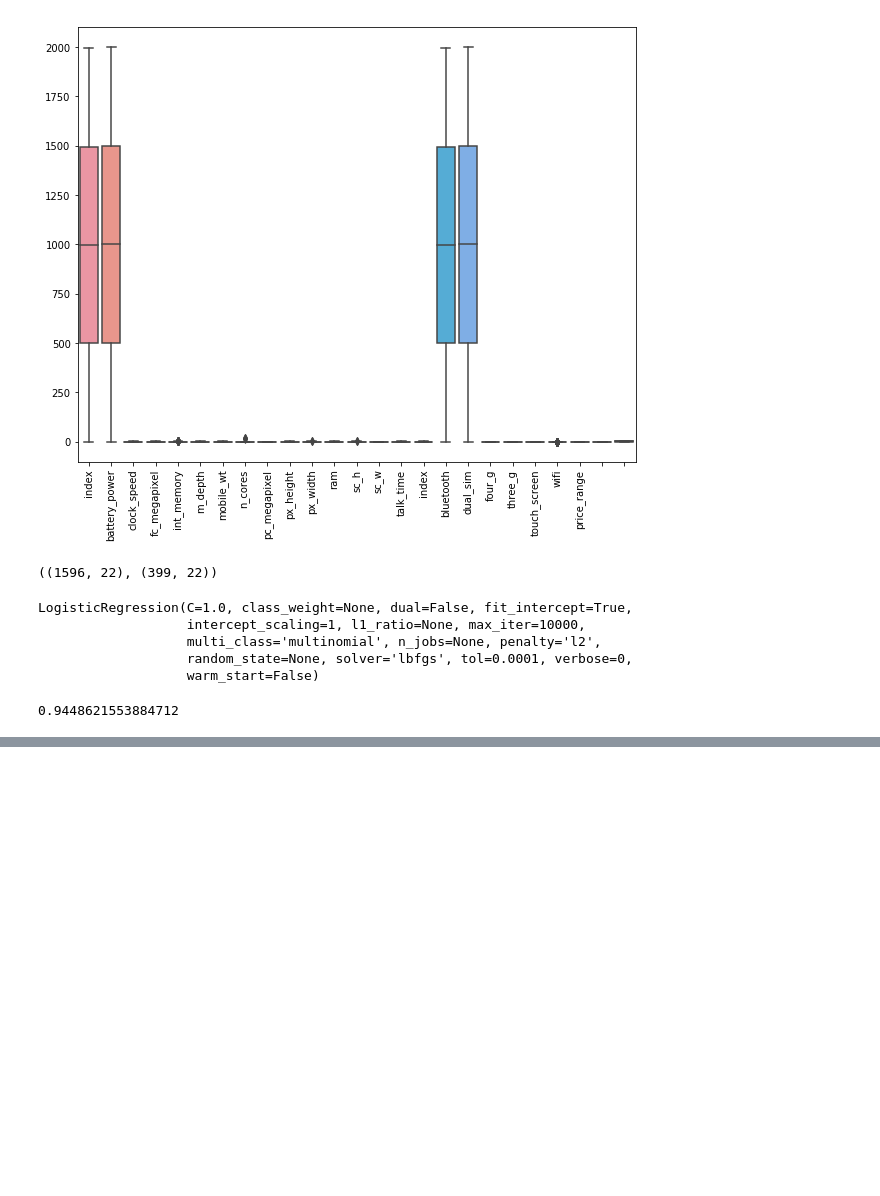
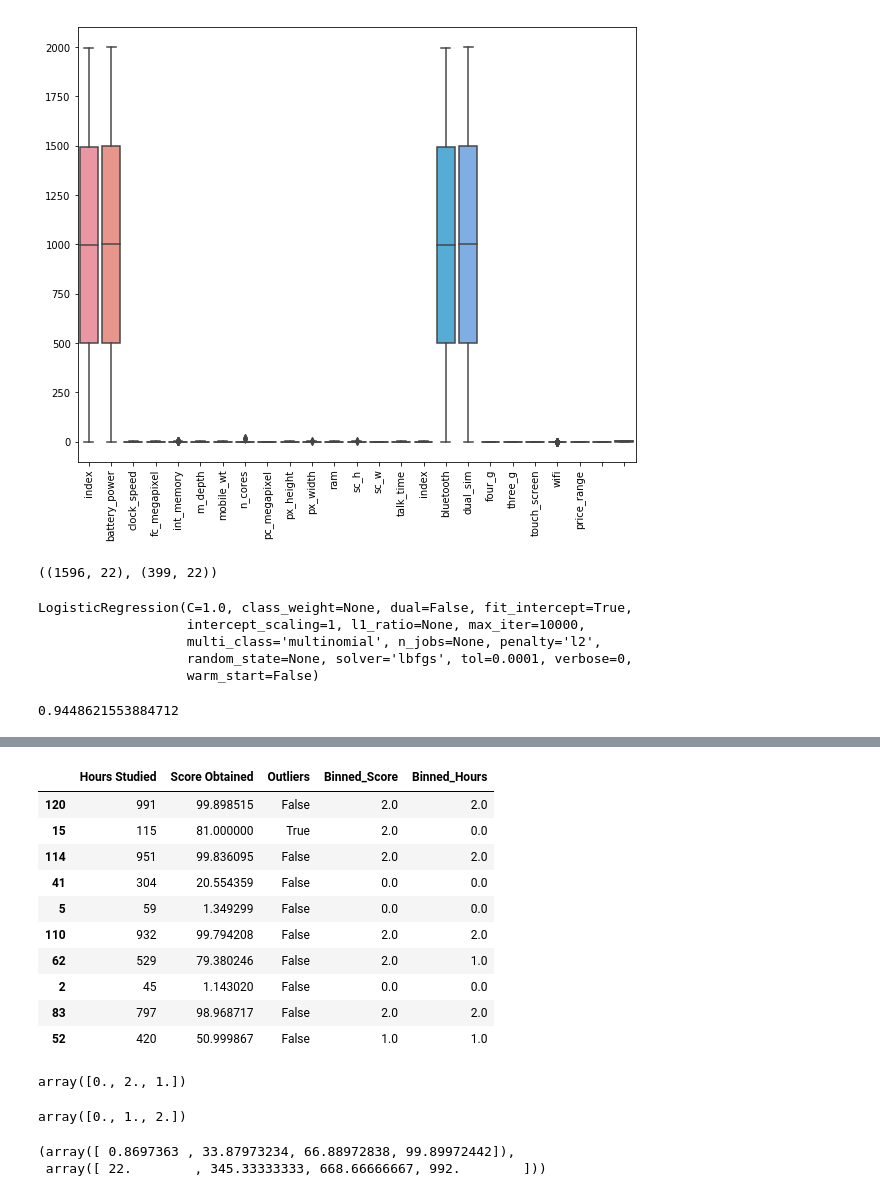
Before and after one commit to pritul2/Pluralsight-Notebook, a Jupyter notebook: 1. DataCleaningAndPreprocessing.ipynb, the cells around one changed output, grey strips where cells are left out. Drawn from its saved outputs; the diff is of its cells as text; code cells hidden in the pictures; blank space fills up the shorter version.

```diff
--- a/1. DataCleaningAndPreprocessing.ipynb
+++ b/1. DataCleaningAndPreprocessing.ipynb
@@ -621,0 +669,2 @@ logistic_model.score(X_test, y_test)
+# %%
+k_bins = KBinsDiscretizer(n_bins=3, encode='ordinal', strategy='uniform')
@@ -621,0 +693,32 @@ logistic_model.score(X_test, y_test)
+# %%
+students_kbins = pd.concat([student_marks, kbins_df], axis=1)
+
+students_kbins.sample(10)
+# %% [output]
+|  | Hours Studied | Score Obtained | Outliers | Binned_Score | Binned_Hours |
+| 120 | 991 | 99.898515 | False | 2.0 | 2.0 |
+| 15 | 115 | 81.000000 | True | 2.0 | 0.0 |
+| 114 | 951 | 99.836095 | False | 2.0 | 2.0 |
+| 41 | 304 | 20.554359 | False | 0.0 | 0.0 |
+| 5 | 59 | 1.349299 | False | 0.0 | 0.0 |
+| 110 | 932 | 99.794208 | False | 2.0 | 2.0 |
+| 62 | 529 | 79.380246 | False | 2.0 | 1.0 |
+| 2 | 45 | 1.143020 | False | 0.0 | 0.0 |
+| 83 | 797 | 98.968717 | False | 2.0 | 2.0 |
+| 52 | 420 | 50.999867 | False | 1.0 | 1.0 |
+# %%
+students_kbins['Binned_Score'].unique()
+# %% [output]
+array([0., 2., 1.])
+# %%
+students_kbins['Binned_Hours'].unique()
+# %% [output]
+array([0., 1., 2.])
+# %%
+marks_edges = k_bins.bin_edges_[0]
+hours_edges = k_bins.bin_edges_[1]
+
+marks_edges, hours_edges
+# %% [output]
+(array([ 0.8697363 , 33.87973234, 66.88972838, 99.89972442]),
+ array([ 22.        , 345.33333333, 668.66666667, 992.        ]))
```
Also changed, not shown: parts of 19 cells of this notebook.
